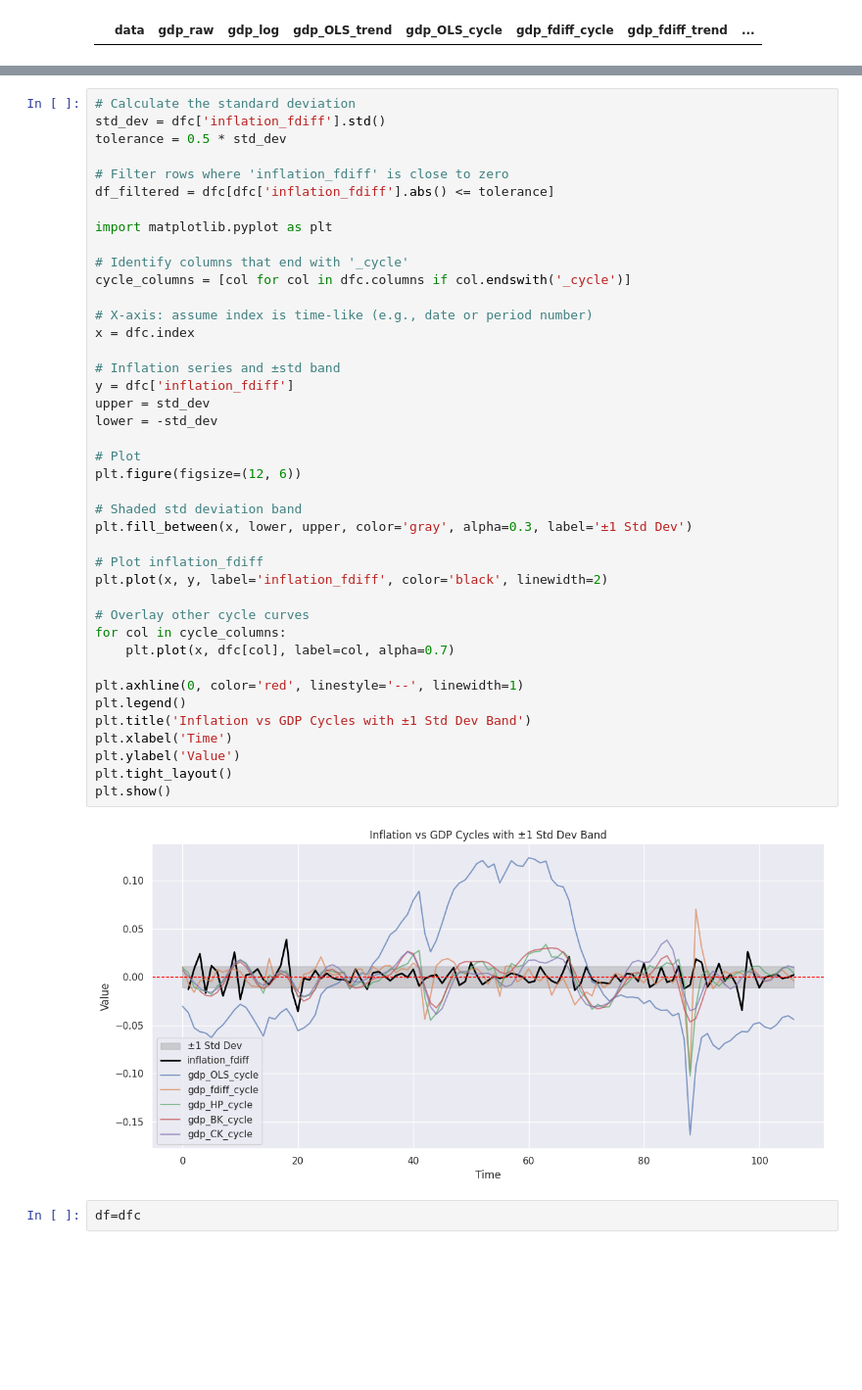
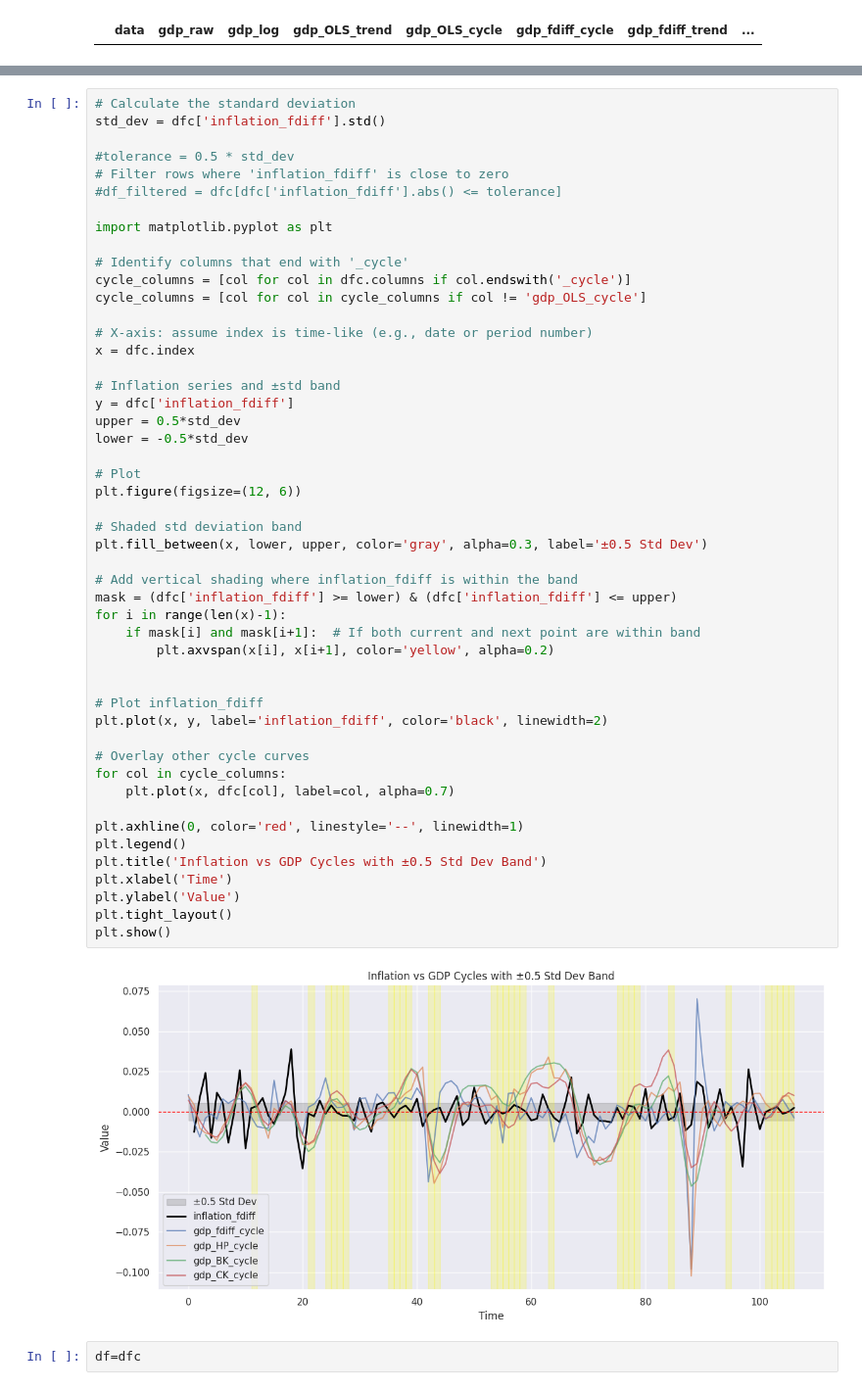
Before and after one commit to G-Cintra/PMA-Gabriel, a Jupyter notebook: notebooks/Filtering.ipynb, the cells around one changed output, grey strips where cells are left out. Shown at 98% size. Cells and saved outputs as stored; diff of their text form; blank space fills up the shorter version.

```diff
--- a/notebooks/Filtering.ipynb
+++ b/notebooks/Filtering.ipynb
@@ -370,46 +333,54 @@ dfc[dfc['inflation_fdiff']==0]
 # %%
 # Calculate the standard deviation
 std_dev = dfc['inflation_fdiff'].std()
-tolerance = 0.5 * std_dev
 
+#tolerance = 0.5 * std_dev
 # Filter rows where 'inflation_fdiff' is close to zero
-df_filtered = dfc[dfc['inflation_fdiff'].abs() <= tolerance]
+#df_filtered = dfc[dfc['inflation_fdiff'].abs() <= tolerance]
 
 import matplotlib.pyplot as plt
 
 # Identify columns that end with '_cycle'
 cycle_columns = [col for col in dfc.columns if col.endswith('_cycle')]
+cycle_columns = [col for col in cycle_columns if col != 'gdp_OLS_cycle']
 
 # X-axis: assume index is time-like (e.g., date or period number)
 x = dfc.index
 
 # Inflation series and ±std band
 y = dfc['inflation_fdiff']
-upper = std_dev
-lower = -std_dev
+upper = 0.5*std_dev
+lower = -0.5*std_dev
 
 # Plot
 plt.figure(figsize=(12, 6))
 
 # Shaded std deviation band
-plt.fill_between(x, lower, upper, color='gray', alpha=0.3, label='±1 Std Dev')
+plt.fill_between(x, lower, upper, color='gray', alpha=0.3, label='±0.5 Std Dev')
+
+# Add vertical shading where inflation_fdiff is within the band
+mask = (dfc['inflation_fdiff'] >= lower) & (dfc['inflation_fdiff'] <= upper)
+for i in range(len(x)-1):
+    if mask[i] and mask[i+1]:  # If both current and next point are within band
+        plt.axvspan(x[i], x[i+1], color='yellow', alpha=0.2)
+
 
 # Plot inflation_fdiff
 plt.plot(x, y, label='inflation_fdiff', color='black', linewidth=2)
 
 # Overlay other cycle curves
 for col in cycle_columns:
     plt.plot(x, dfc[col], label=col, alpha=0.7)
 
 plt.axhline(0, color='red', linestyle='--', linewidth=1)
 plt.legend()
-plt.title('Inflation vs GDP Cycles with ±1 Std Dev Band')
+plt.title('Inflation vs GDP Cycles with ±0.5 Std Dev Band')
 plt.xlabel('Time')
 plt.ylabel('Value')
 plt.tight_layout()
 plt.show()
 # %% [output]
-[figure, old version]
+[figure, new version]
 # %%
 df=dfc
 # %%
```
Also changed, not shown: parts of 11 cells of this notebook, 13 other files.
